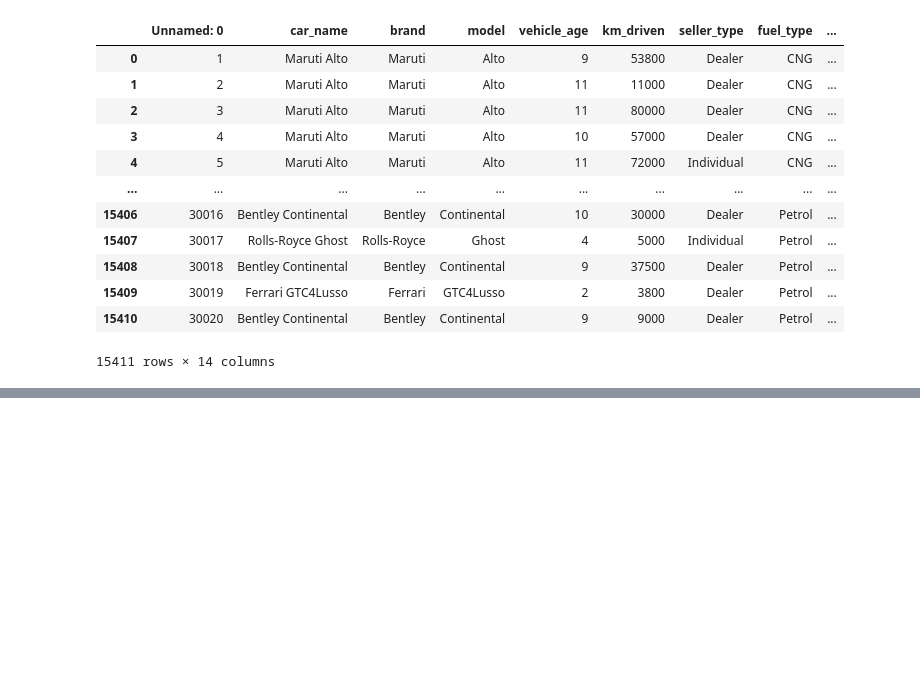
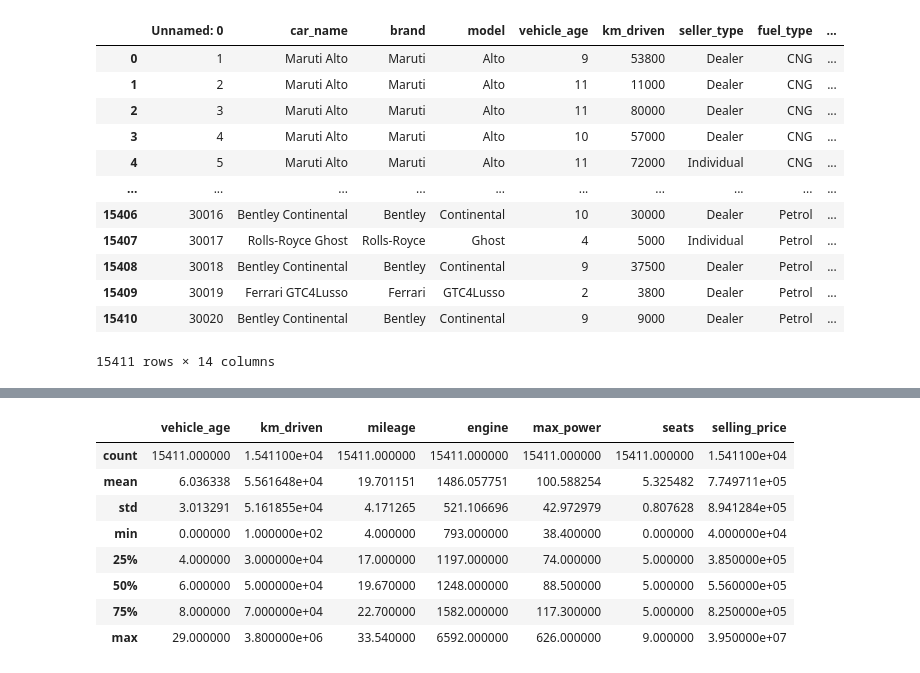
Before and after one commit to kassi-claude/project, a Jupyter notebook: main.ipynb, the cells around one changed output, grey strips where cells are left out. Cells and saved outputs as stored; diff of their text form; code cells hidden in the pictures; blank space fills up the shorter version.

```diff
--- a/main.ipynb
+++ b/main.ipynb
@@ -42,0 +263,12 @@ df
+# %%
+df.describe()
+# %% [output]
+|  | vehicle_age | km_driven | mileage | engine | max_power | seats | selling_price |
+| count | 15411.000000 | 1.541100e+04 | 15411.000000 | 15411.000000 | 15411.000000 | 15411.000000 | 1.541100e+04 |
+| mean | 6.036338 | 5.561648e+04 | 19.701151 | 1486.057751 | 100.588254 | 5.325482 | 7.749711e+05 |
+| std | 3.013291 | 5.161855e+04 | 4.171265 | 521.106696 | 42.972979 | 0.807628 | 8.941284e+05 |
+| min | 0.000000 | 1.000000e+02 | 4.000000 | 793.000000 | 38.400000 | 0.000000 | 4.000000e+04 |
+| 25% | 4.000000 | 3.000000e+04 | 17.000000 | 1197.000000 | 74.000000 | 5.000000 | 3.850000e+05 |
+| 50% | 6.000000 | 5.000000e+04 | 19.670000 | 1248.000000 | 88.500000 | 5.000000 | 5.560000e+05 |
+| 75% | 8.000000 | 7.000000e+04 | 22.700000 | 1582.000000 | 117.300000 | 5.000000 | 8.250000e+05 |
+| max | 29.000000 | 3.800000e+06 | 33.540000 | 6592.000000 | 626.000000 | 9.000000 | 3.950000e+07 |
```
Also changed, not shown: parts of 20 cells of this notebook.
